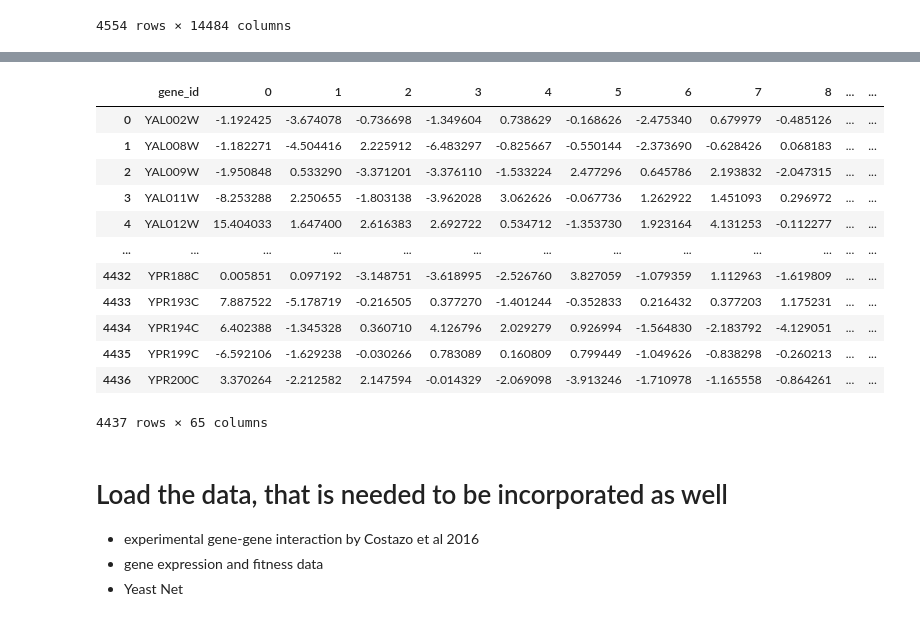
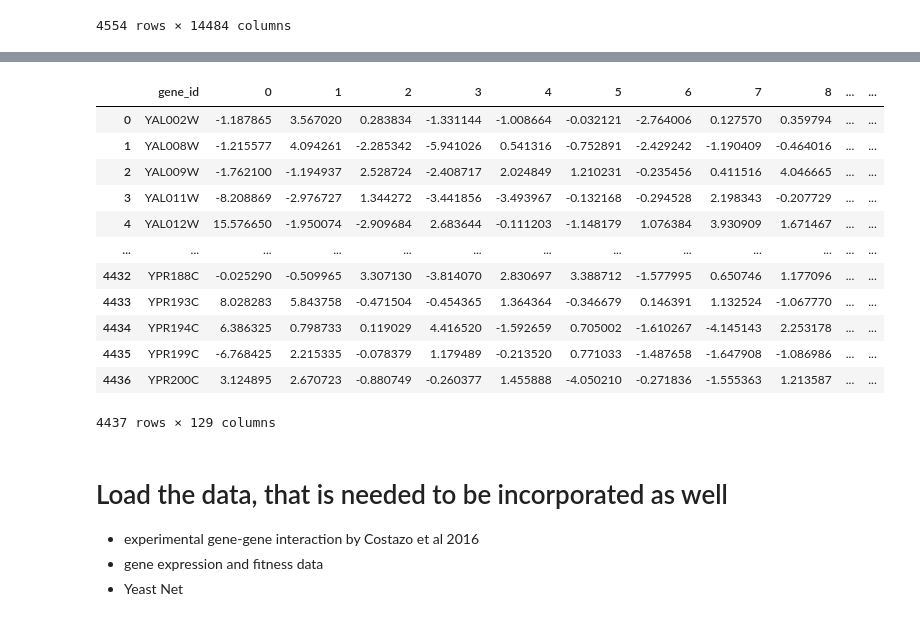
Before and after one commit to lesves/yeast-embeddings, a Jupyter notebook: ForSysGen.ipynb, the cells around one changed output, grey strips where cells are left out. Drawn from its saved outputs; the diff is of its cells as text; code cells hidden in the pictures.

```diff
--- a/ForSysGen.ipynb
+++ b/ForSysGen.ipynb
@@ -248,15 +251,14 @@ data_Turco_gene_expressions
 # %%
 # Fixing data_Turco_gene expressions
-# Still open to modification
 
-# removes columns with around over > 45% NaN values
-data_Turco_gene_expressions = data_Turco_gene_expressions.loc[:, data_Turco_gene_expressions.isna().sum() <= 2000]
+# removes columns with around over > 20% NaN values
+data_Turco_gene_expressions = data_Turco_gene_expressions.loc[:, data_Turco_gene_expressions.isna().sum() <= 1200]
 
 # Fill remaining NaN values with the mean of the column
 data_Turco_gene_expressions = data_Turco_gene_expressions.fillna(data_Turco_gene_expressions.mean())
 
-# remove the columns that are filled with > 45% zeros
-data_Turco_gene_expressions = data_Turco_gene_expressions.loc[:, (data_Turco_gene_expressions == 0).sum() <= 2000]
+# remove the columns that are filled with > 20% zeros
+data_Turco_gene_expressions = data_Turco_gene_expressions.loc[:, (data_Turco_gene_expressions == 0).sum() <= 1200]
 
 data_Turco_gene_expressions
 # %% [output]
@@ -278,7 +280,7 @@ data_Turco_gene_expressions
 # add data Turco gene expressions
 data_Turco_gene_expressions_z = zscore_matrix(data_Turco_gene_expressions)
 data_Turco_gene_expressions_z.columns = data_Turco_gene_expressions_z.columns.astype(str)
-data_Turco_gene_expressions_z.columns = 'data_Turco_' + data_Turco_gene_expressions_z.columns
+data_Turco_gene_expressions_z.columns = 'data_Turco_expression' + data_Turco_gene_expressions_z.columns
 data_Turco_gene_expressions_z = data_Turco_gene_expressions_z.reset_index()
 
 data_Turco_gene_expressions_z
@@ -317,21 +319,21 @@ plt.plot(range(0, N), ev)
 # %%
-dims = 64
+dims = 128
 emb_full_pca = pd.DataFrame(PCA(n_components=dims).fit_transform(yeast_emb_full.iloc[:,1:]), index=yeast_emb_full.gene_id).reset_index()
 emb_full_pca
 # %% [output]
 |  | gene_id | 0 | 1 | 2 | 3 | 4 | 5 | 6 | 7 | 8 | ... | ... |
-| 0 | YAL002W | -1.192425 | -3.674078 | -0.736698 | -1.349604 | 0.738629 | -0.168626 | -2.475340 | 0.679979 | -0.485126 | ... | ... |
-| 1 | YAL008W | -1.182271 | -4.504416 | 2.225912 | -6.483297 | -0.825667 | -0.550144 | -2.373690 | -0.628426 | 0.068183 | ... | ... |
-| 2 | YAL009W | -1.950848 | 0.533290 | -3.371201 | -3.376110 | -1.533224 | 2.477296 | 0.645786 | 2.193832 | -2.047315 | ... | ... |
-| 3 | YAL011W | -8.253288 | 2.250655 | -1.803138 | -3.962028 | 3.062626 | -0.067736 | 1.262922 | 1.451093 | 0.296972 | ... | ... |
-| 4 | YAL012W | 15.404033 | 1.647400 | 2.616383 | 2.692722 | 0.534712 | -1.353730 | 1.923164 | 4.131253 | -0.112277 | ... | ... |
+| 0 | YAL002W | -1.187865 | 3.567020 | 0.283834 | -1.331144 | -1.008664 | -0.032121 | -2.764006 | 0.127570 | 0.359794 | ... | ... |
+| 1 | YAL008W | -1.215577 | 4.094261 | -2.285342 | -5.941026 | 0.541316 | -0.752891 | -2.429242 | -1.190409 | -0.464016 | ... | ... |
+| 2 | YAL009W | -1.762100 | -1.194937 | 2.528724 | -2.408717 | 2.024849 | 1.210231 | -0.235456 | 0.411516 | 4.046665 | ... | ... |
+| 3 | YAL011W | -8.208869 | -2.976727 | 1.344272 | -3.441856 | -3.493967 | -0.132168 | -0.294528 | 2.198343 | -0.207729 | ... | ... |
+| 4 | YAL012W | 15.576650 | -1.950074 | -2.909684 | 2.683644 | -0.111203 | -1.148179 | 1.076384 | 3.930909 | 1.671467 | ... | ... |
 | ... | ... | ... | ... | ... | ... | ... | ... | ... | ... | ... | ... | ... |
-| 4432 | YPR188C | 0.005851 | 0.097192 | -3.148751 | -3.618995 | -2.526760 | 3.827059 | -1.079359 | 1.112963 | -1.619809 | ... | ... |
-| 4433 | YPR193C | 7.887522 | -5.178719 | -0.216505 | 0.377270 | -1.401244 | -0.352833 | 0.216432 | 0.377203 | 1.175231 | ... | ... |
-| 4434 | YPR194C | 6.402388 | -1.345328 | 0.360710 | 4.126796 | 2.029279 | 0.926994 | -1.564830 | -2.183792 | -4.129051 | ... | ... |
-| 4435 | YPR199C | -6.592106 | -1.629238 | -0.030266 | 0.783089 | 0.160809 | 0.799449 | -1.049626 | -0.838298 | -0.260213 | ... | ... |
-| 4436 | YPR200C | 3.370264 | -2.212582 | 2.147594 | -0.014329 | -2.069098 | -3.913246 | -1.710978 | -1.165558 | -0.864261 | ... | ... |
+| 4432 | YPR188C | -0.025290 | -0.509965 | 3.307130 | -3.814070 | 2.830697 | 3.388712 | -1.577995 | 0.650746 | 1.177096 | ... | ... |
+| 4433 | YPR193C | 8.028283 | 5.843758 | -0.471504 | -0.454365 | 1.364364 | -0.346679 | 0.146391 | 1.132524 | -1.067770 | ... | ... |
+| 4434 | YPR194C | 6.386325 | 0.798733 | 0.119029 | 4.416520 | -1.592659 | 0.705002 | -1.610267 | -4.145143 | 2.253178 | ... | ... |
+| 4435 | YPR199C | -6.768425 | 2.215335 | -0.078379 | 1.179489 | -0.213520 | 0.771033 | -1.487658 | -1.647908 | -1.086986 | ... | ... |
+| 4436 | YPR200C | 3.124895 | 2.670723 | -0.880749 | -0.260377 | 1.455888 | -4.050210 | -0.271836 | -1.555363 | 1.213587 | ... | ... |
-4437 rows × 65 columns
+4437 rows × 129 columns
 # %% [markdown]
 # Load the data, that is needed to be incorporated as well
 - experimental gene-gene interaction by Costazo et al 2016
```
Also changed, not shown: parts of 19 cells of this notebook, 4 other files.
